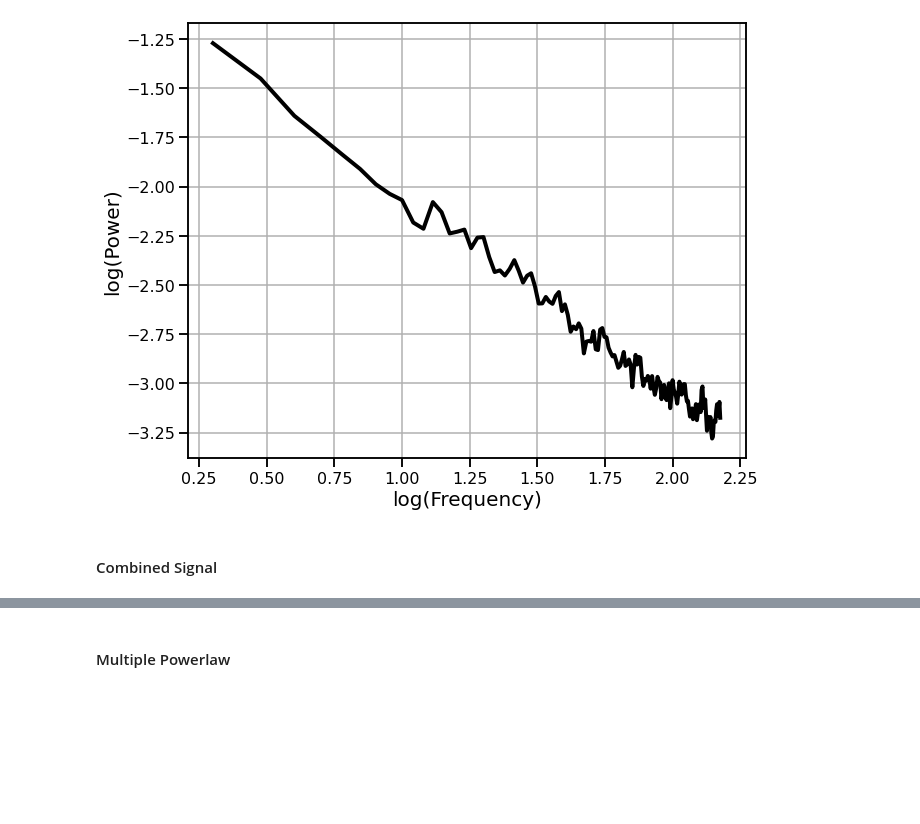
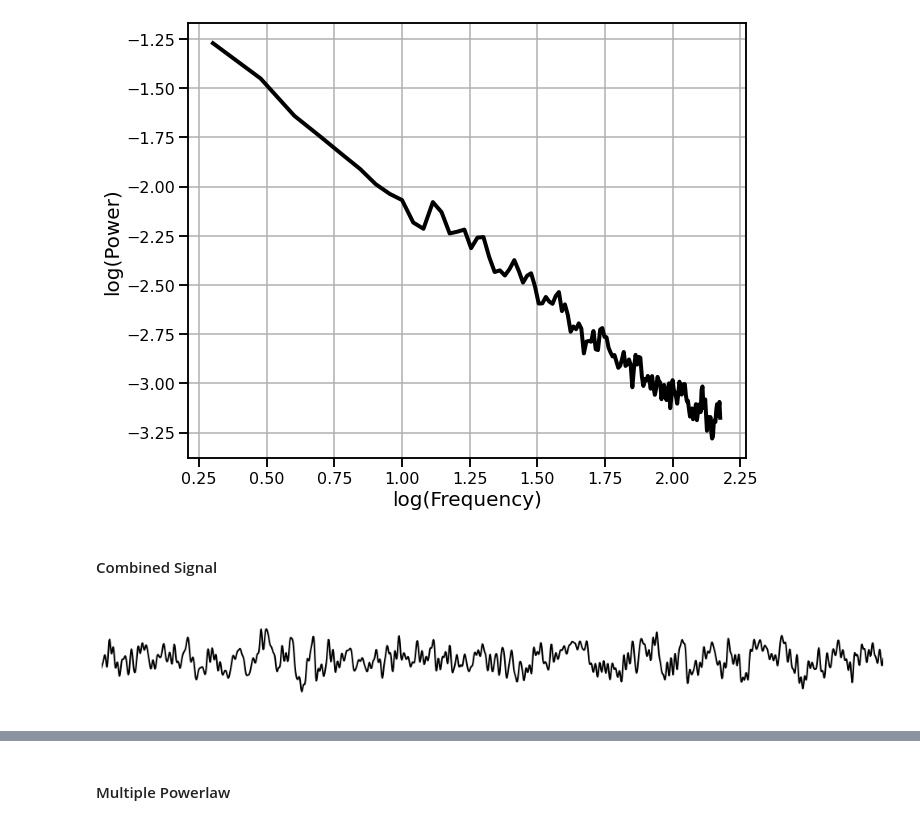
Before and after one commit to TomDonoghue/OverviewFigures, a Jupyter notebook: simulations.ipynb, the cells around one changed output, grey strips where cells are left out. Cells and saved outputs as stored; diff of their text form; code cells hidden in the pictures; blank space fills up the shorter version.

```diff
--- a/simulations.ipynb
+++ b/simulations.ipynb
@@ -80,6 +80,12 @@ save_fig(SAVE, 'pink_noise_spectrum.pdf')
 # %% [markdown]
 #### Combined Signal
 # %%
-comps = {'sim_powerlaw' : {'exponent' : -1, 'f_range' : [1, 75]},
-         'sim_bursty_oscillation' : {'freq' : 10}}
+comps = {'sim_powerlaw' : {'exponent' : -1, 'f_range' : [1.5, 75]},
+         'sim_bursty_oscillation' : {'freq' : 10, 'enter_burst' : 0.2, 'leave_burst' : 0.3}}
 sig = sim_combined(n_seconds, fs, comps)
+# %%
+plot_time_series(times, sig, lw=2, xlim=[10, 13])
+plt.gca().axis('off')
+save_fig(True, 'oscillation_time_series.pdf')
+# %% [output]
+[figure, added]
```
Also changed, not shown: parts of 14 cells of this notebook.
